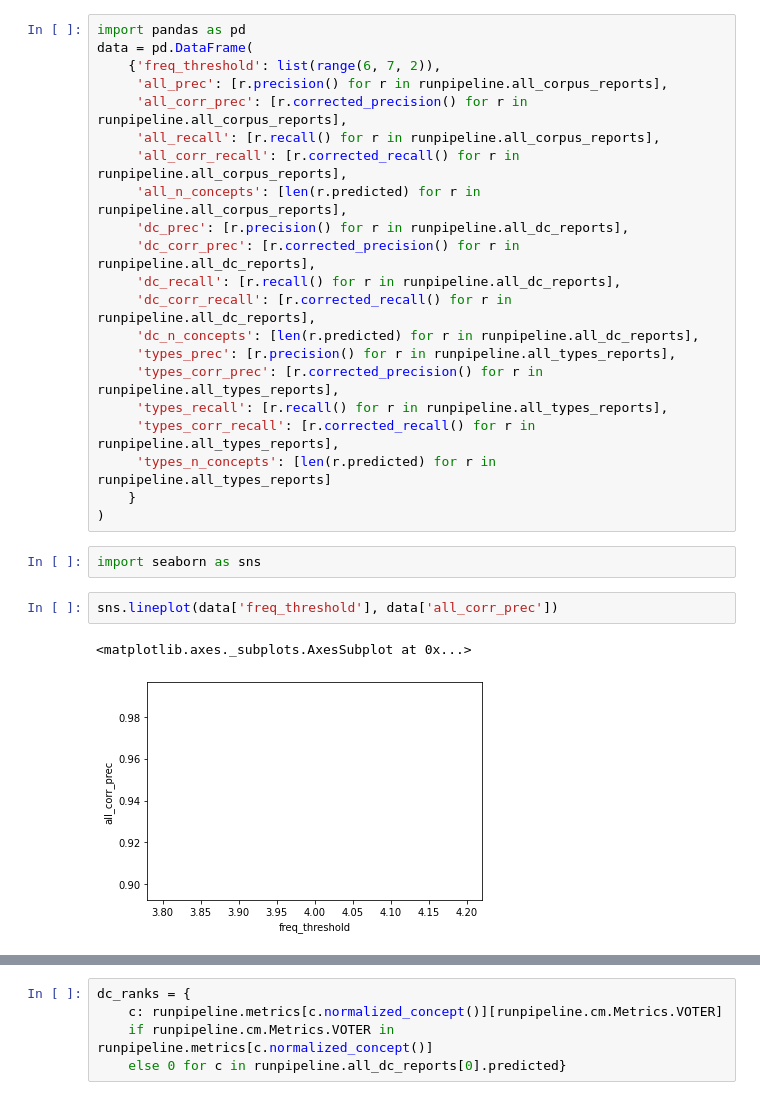
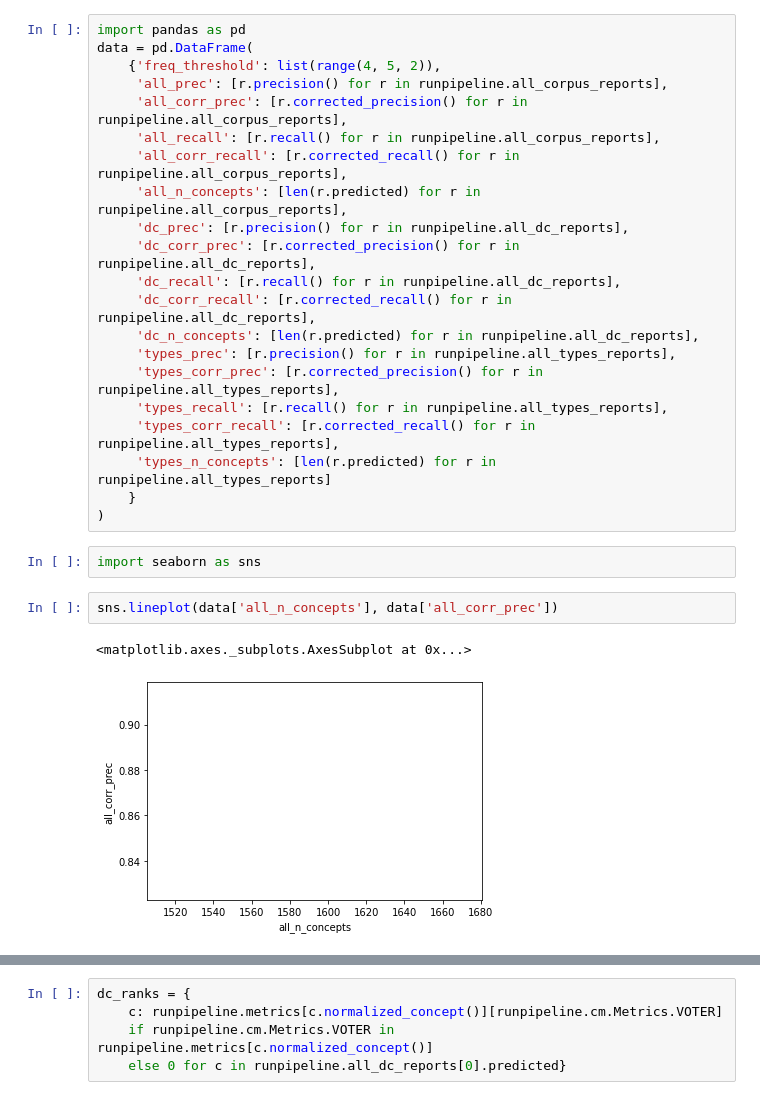
Before and after one commit to KasperFyhn/discontinuous-concepts, a Jupyter notebook: analysisscripts/pipeline.ipynb, the cells around one changed output, grey strips where cells are left out. Saved outputs shown, nothing was run; the diff lists cells and outputs as text.

```diff
--- a/analysisscripts/pipeline.ipynb
+++ b/analysisscripts/pipeline.ipynb
@@ -48,7 +47,7 @@ Corrected recall: 0.157
 # %%
 import pandas as pd
 data = pd.DataFrame(
-    {'freq_threshold': list(range(6, 7, 2)),
+    {'freq_threshold': list(range(4, 5, 2)),
      'all_prec': [r.precision() for r in runpipeline.all_corpus_reports],
      'all_corr_prec': [r.corrected_precision() for r in runpipeline.all_corpus_reports],
      'all_recall': [r.recall() for r in runpipeline.all_corpus_reports],
@@ -69,10 +68,10 @@ data = pd.DataFrame(
 # %%
 import seaborn as sns
 # %%
-sns.lineplot(data['freq_threshold'], data['all_corr_prec'])
+sns.lineplot(data['all_n_concepts'], data['all_corr_prec'])
 # %% [output]
 <matplotlib.axes._subplots.AxesSubplot at 0x...>
-[figure, old version]
+[figure, new version]
 # %%
 print(runpipeline.configs.__dict__)
 # %% [output]
```
Also changed, not shown: parts of 4 cells of this notebook, 6 other files.
